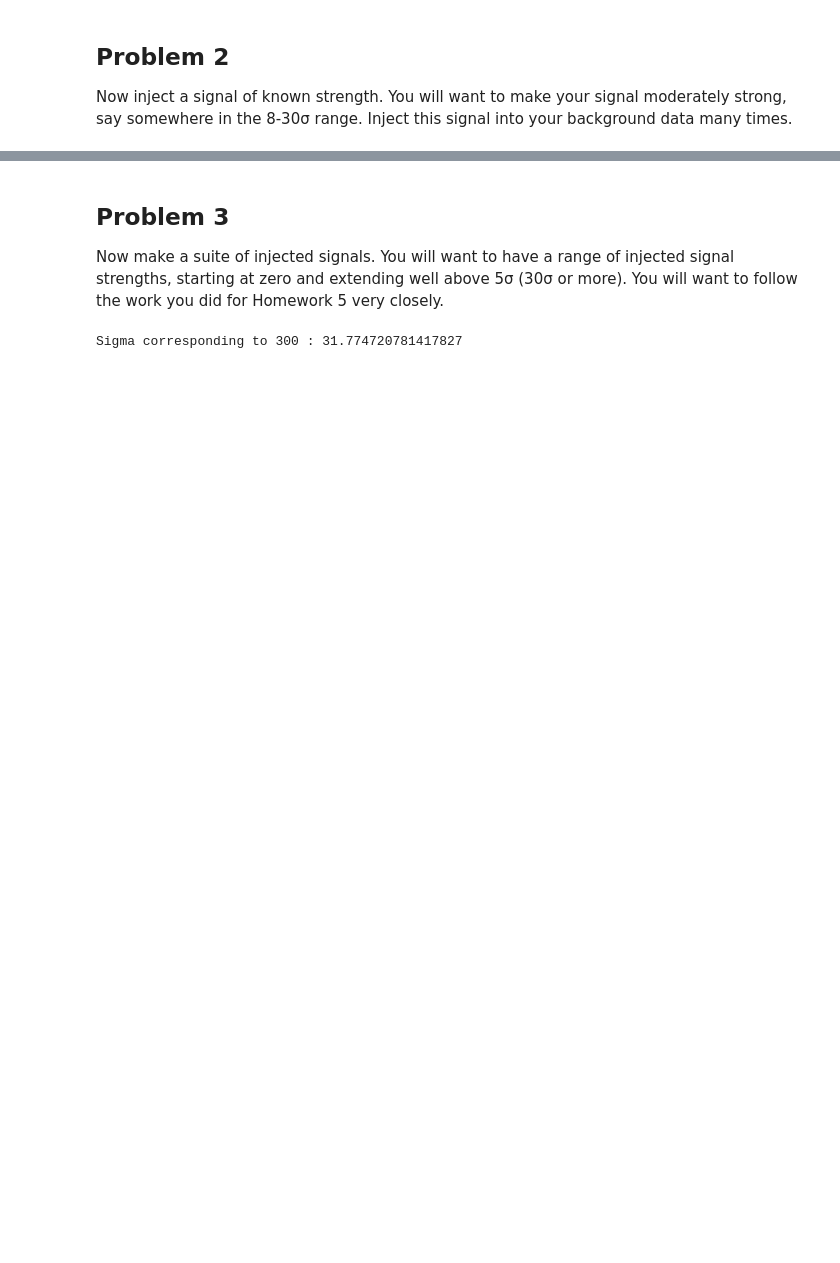
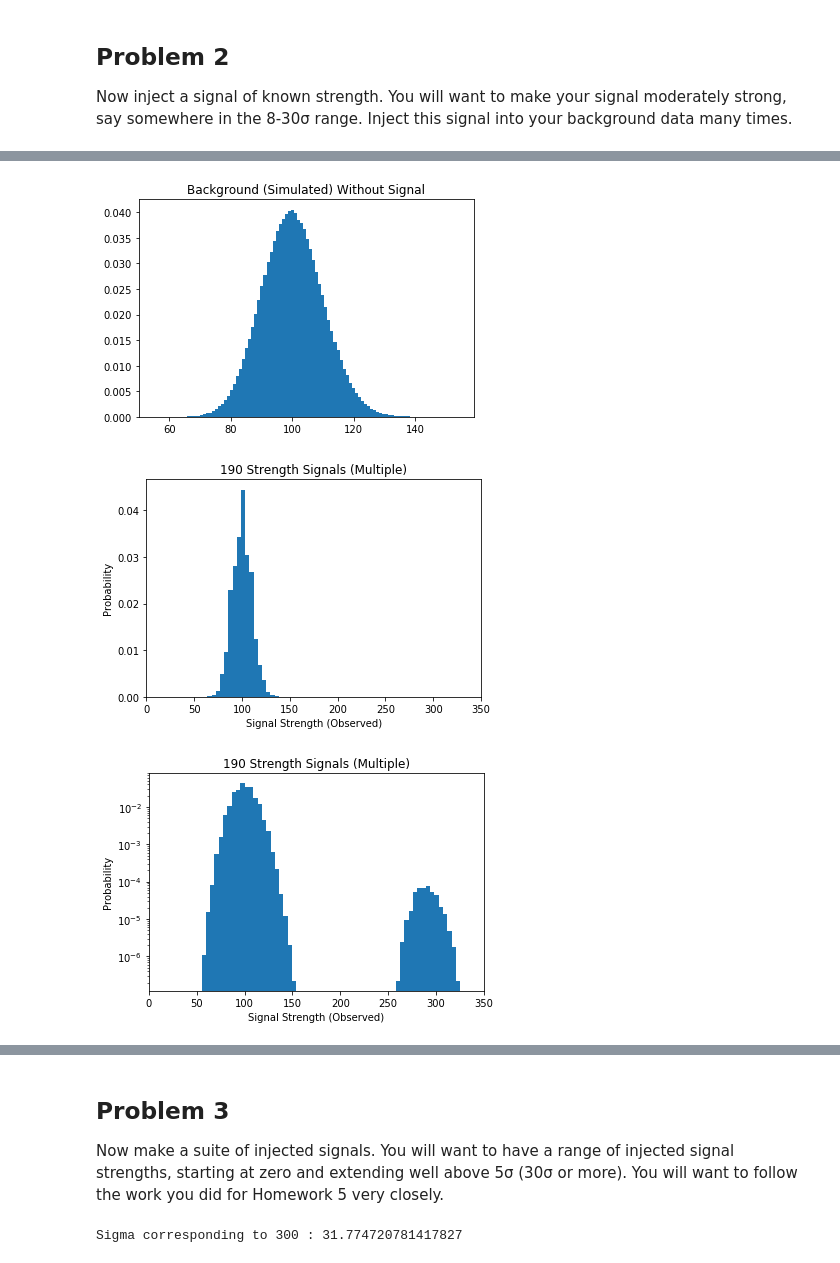
Before and after one commit to s-agiedd/PHYS_434, a Jupyter notebook: Labs/Alyssa_Giedd_Lab6.ipynb, the cells around one changed output, grey strips where cells are left out. Drawn from its saved outputs; the diff is of its cells as text; code cells hidden in the pictures; blank space fills up the shorter version.

```diff
--- a/Labs/Alyssa_Giedd_Lab6.ipynb
+++ b/Labs/Alyssa_Giedd_Lab6.ipynb
@@ -83,3 +64,36 @@ ValueError: too many values to unpack (expected 2)
+# %%
+bkgd = stats.poisson.rvs(100, size = 1000000)
+plt.hist(bkgd, density = True, bins = 100)
+plt.title("Background (Simulated) Without Signal")
+plt.show()
+
+bkgd_signal = bkgd
+for i in range(1000):
+    index = random.randint(0, 100000)
+    bkgd_signal[index] += 190
+plt.hist(bkgd_signal, density = True, bins = 100)
+plt.xlim([0, 350])
+plt.title("190 Strength Signals (Multiple)")
+plt.xlabel("Signal Strength (Observed)")
+plt.ylabel("Probability")
+plt.show()
+
+new_bg_poisson = bkgd_signal
+for i in range(1000):
+    index = random.randint(0, 100000)
+    new_bg_poisson[index] += 190
+
+plt.hist(new_bg_poisson, density = True, bins = 100)
+plt.xlim([0, 350])
+plt.yscale("log")
+plt.title("190 Strength Signals (Multiple)")
+plt.xlabel("Signal Strength (Observed)")
+plt.ylabel("Probability")
+plt.show()
+# %% [output]
+[figure, added]
+[figure, added]
+[figure, added]
 # %% [markdown]
 b) Is your observed signal biased? (e.g. is the observed value equally likely to be stronger or weaker than the true injected signal?) Is it symmetric?
 
```
Also changed, not shown: parts of 14 cells of this notebook.
